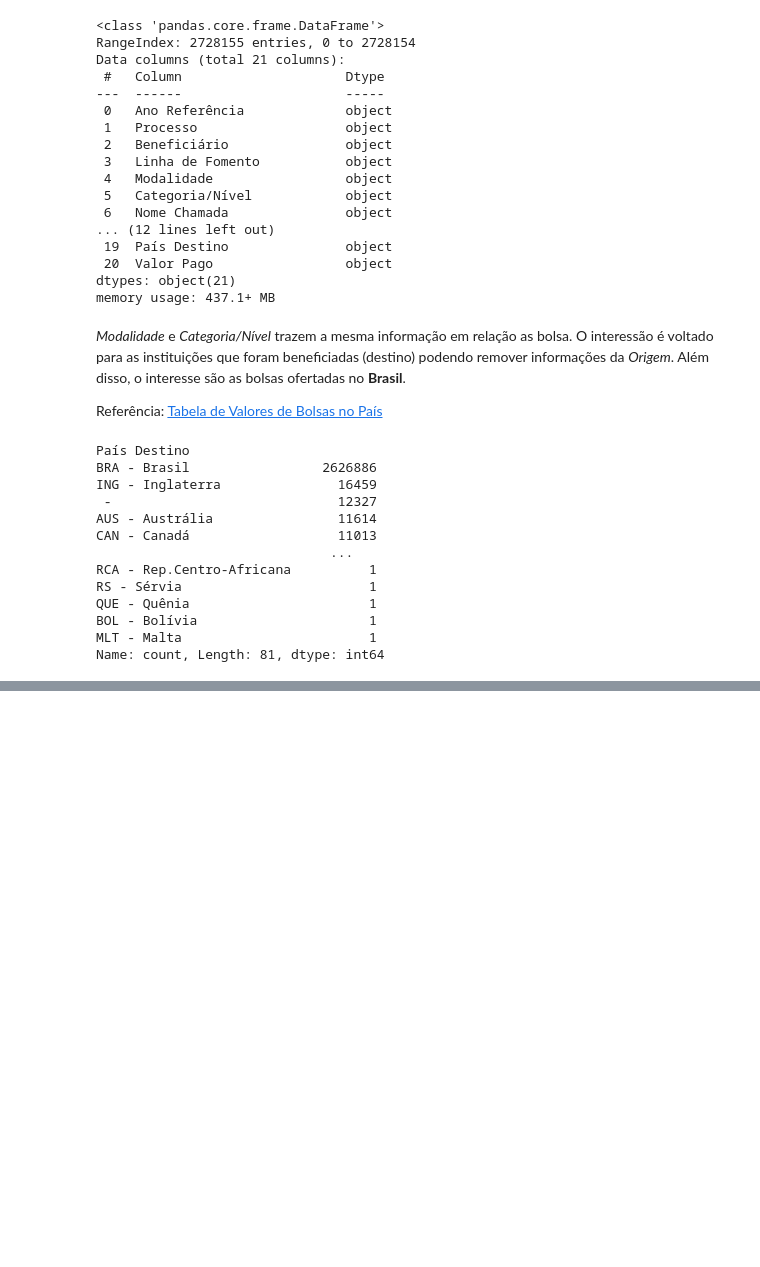
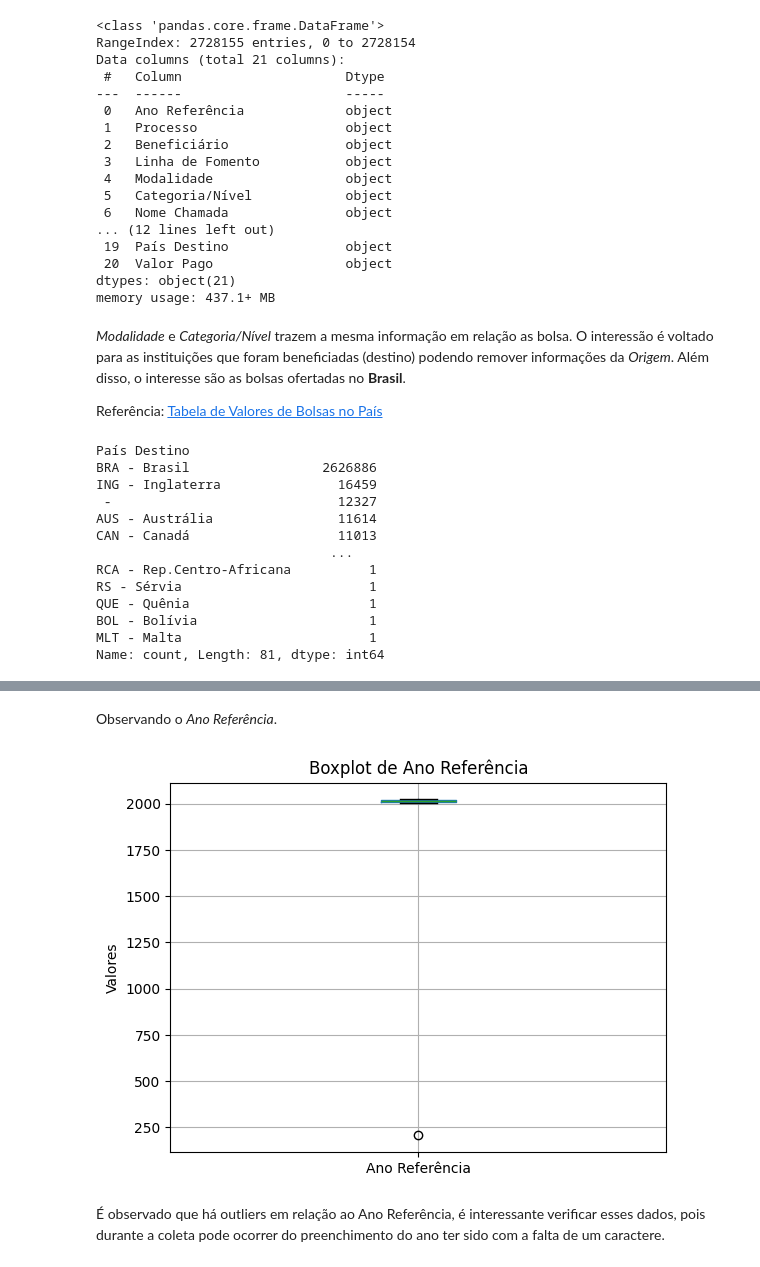
Before and after one commit to SidneyJunior01234/CD_IMD-EDA_AUX_BOLS_CNPq, a Jupyter notebook: Notebooks/EDA_CNPq.ipynb, the cells around one changed output, grey strips where cells are left out. Cells and saved outputs as stored; diff of their text form; code cells hidden in the pictures; blank space fills up the shorter version.

```diff
--- a/Notebooks/EDA_CNPq.ipynb
+++ b/Notebooks/EDA_CNPq.ipynb
@@ -151,6 +149,7 @@ with open(caminho, 'r', encoding='utf-8') as f:
             header = linha
         else:
             linha = linha[:-10]
+            linha[-1] = float(linha[-1].replace('.', '').replace(',', '.'))
             arquivo_2021.append(linha)
 
 arquivo_2021 = pd.DataFrame(arquivo_2021, columns=header)
@@ -170,10 +169,11 @@ with open(caminho, 'r', encoding='latin-1') as f:
             if i > 5:
                 linha[-1] = linha[-1].replace('"', '')
                 linha[-2] = linha[-2].replace('"', '')
-                aux = linha[-2] + ',' + linha[-1]
+                aux = linha[-2]
                 linha = linha[:-2]
                 linha.append(aux)
                 linha[-1] = linha[-1][3:]
+                linha[-1] = float(linha[-1])
             arquivo_2022.append(linha)
             if i >= 10:
                 break
@@ -199,6 +199,7 @@ with open(caminho, 'r', encoding='utf-8') as f:
             if i > 5:
                 linha[-1] = linha[-1][3:]
                 linha[-1] = linha[-1].replace('.','')
+                linha[-1] = float(linha[-1].replace(',', '.'))
                 arquivo_2023.append(linha)
 
 arquivo_2023 = pd.DataFrame(arquivo_2023, columns=header)
@@ -325,0 +347,7 @@ Error:
+# %%
+dataset['Ano Referência'] = dataset['Ano Referência'].replace('', None)
+dataset['Ano Referência'] = dataset['Ano Referência'].dropna()
+dataset['Ano Referência'] = dataset['Ano Referência'].astype(float)
+
+dataset['Valor Pago'] = dataset['Valor Pago'].str.replace(',', '.', regex=False)
+dataset['Valor Pago'] = dataset['Valor Pago'].astype(float)
@@ -325,0 +388,13 @@ Error:
+# %% [markdown]
+Observando o *Ano Referência*.
+# %%
+dataset[['Ano Referência']].boxplot()
+
+plt.title('Boxplot de Ano Referência')
+plt.ylabel('Valores')
+plt.show()
+# %% [output]
+[figure, added]
+# %% [markdown]
+É observado que há outliers em relação ao Ano Referência, é interessante verificar esses dados,
+pois durante a coleta pode ocorrer do preenchimento do ano ter sido com a falta de um caractere.
```
Also changed, not shown: parts of 18 cells of this notebook.
